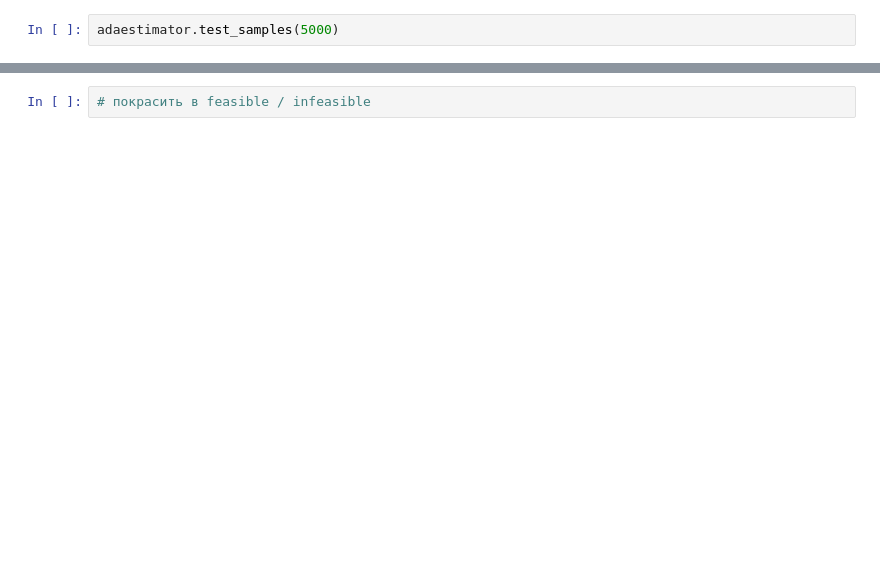
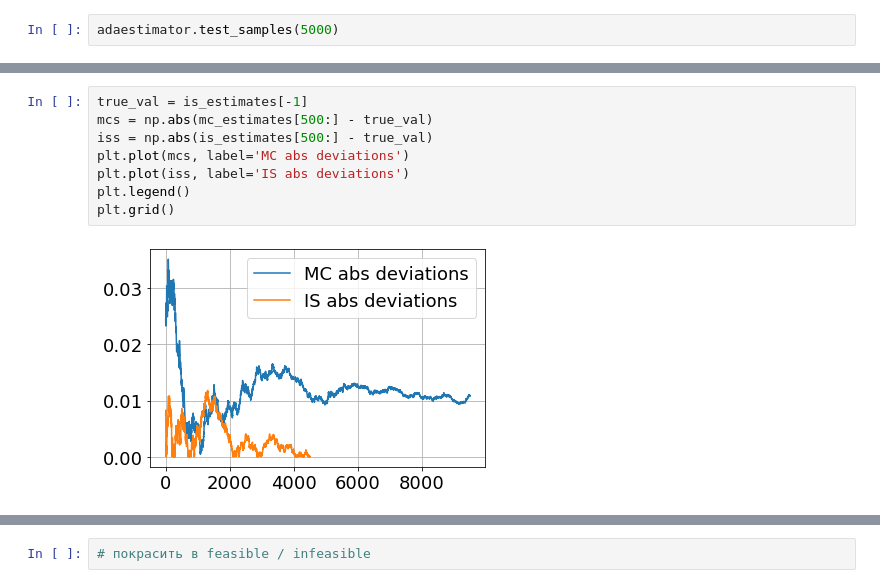
Before and after one commit to vjugor1/AC-PF-Security-Assessment, a Jupyter notebook: notebooks/tmplcss.ipynb, the cells around one changed output, grey strips where cells are left out. Drawn from its saved outputs; the diff is of its cells as text; blank space fills up the shorter version.

```diff
--- a/notebooks/tmplcss.ipynb
+++ b/notebooks/tmplcss.ipynb
@@ -66,3 +79,13 @@ plt.plot([np.sum(adaestimator.weightes_outcomes[:i]) / i for i in range(1, adaes
+# %%
+true_val = is_estimates[-1]
+mcs = np.abs(mc_estimates[500:] - true_val)
+iss = np.abs(is_estimates[500:] - true_val)
+plt.plot(mcs, label='MC abs deviations')
+plt.plot(iss, label='IS abs deviations')
+plt.legend()
+plt.grid()
+# %% [output]
+[figure, added]
 # %%
 mus_hist = np.array(adaestimator.mu_history)
 plt.plot(mus_hist[:, 0], mus_hist[:, 1], alpha=0.6)
```
Also changed, not shown: parts of 10 cells of this notebook.
